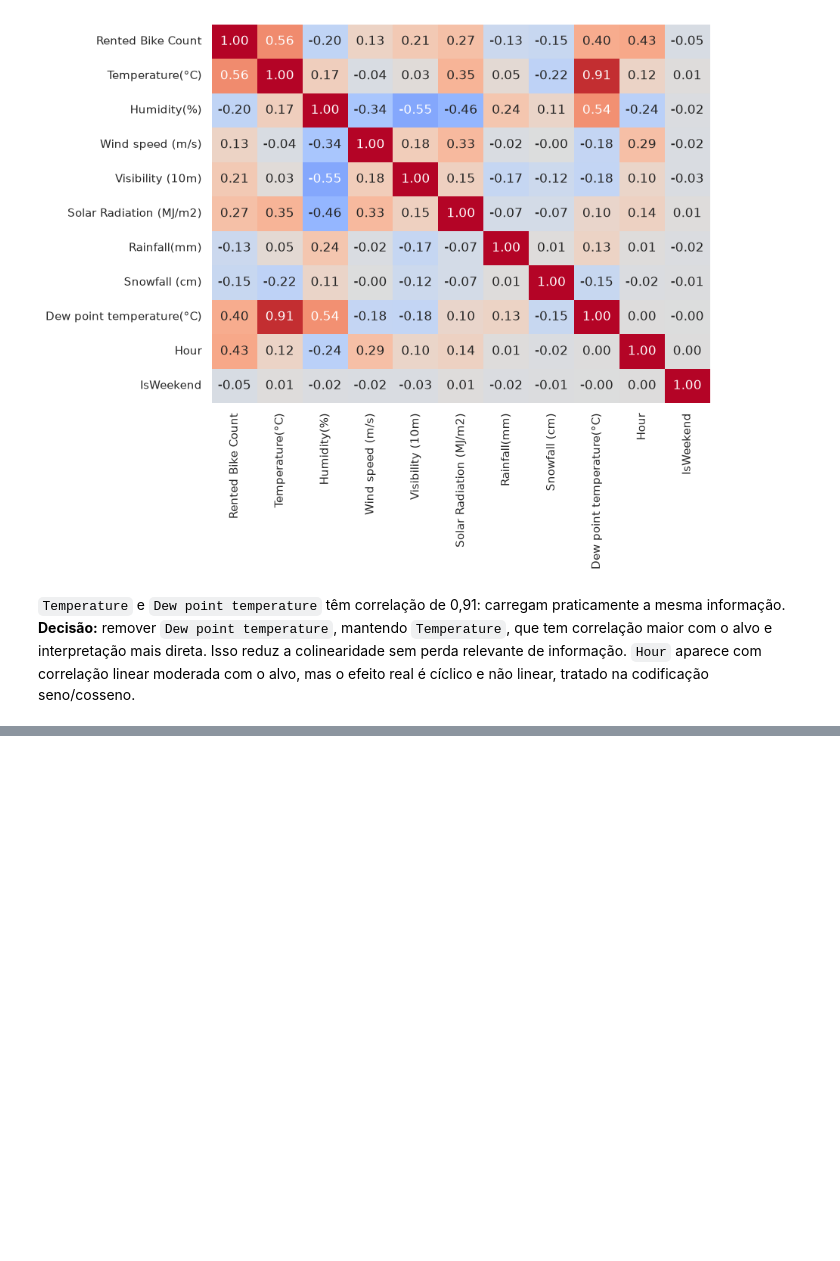
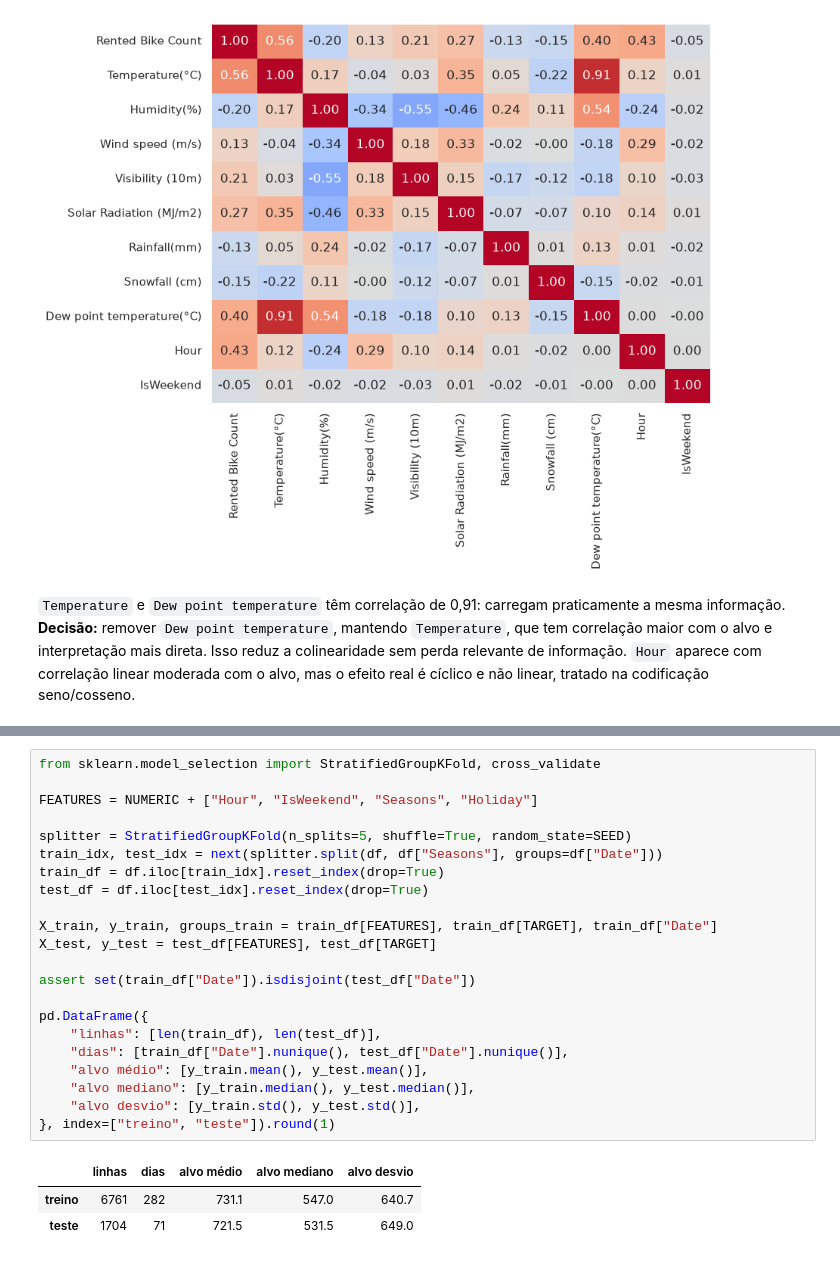
Before and after one commit to Gaalbu/Mlp-Som-Seoul-bike-renting, a Jupyter notebook: mlp_seoul_bike.ipynb, the cells around one changed output, grey strips where cells are left out. Cells and saved outputs as stored; diff of their text form; blank space fills up the shorter version.

```diff
--- a/mlp_seoul_bike.ipynb
+++ b/mlp_seoul_bike.ipynb
@@ -155,0 +164,26 @@ plt.show()
+# %%
+from sklearn.model_selection import StratifiedGroupKFold, cross_validate
+
+FEATURES = NUMERIC + ["Hour", "IsWeekend", "Seasons", "Holiday"]
+
+splitter = StratifiedGroupKFold(n_splits=5, shuffle=True, random_state=SEED)
+train_idx, test_idx = next(splitter.split(df, df["Seasons"], groups=df["Date"]))
+train_df = df.iloc[train_idx].reset_index(drop=True)
+test_df = df.iloc[test_idx].reset_index(drop=True)
+
+X_train, y_train, groups_train = train_df[FEATURES], train_df[TARGET], train_df["Date"]
+X_test, y_test = test_df[FEATURES], test_df[TARGET]
+
+assert set(train_df["Date"]).isdisjoint(test_df["Date"])
+
+pd.DataFrame({
+    "linhas": [len(train_df), len(test_df)],
+    "dias": [train_df["Date"].nunique(), test_df["Date"].nunique()],
+    "alvo médio": [y_train.mean(), y_test.mean()],
+    "alvo mediano": [y_train.median(), y_test.median()],
+    "alvo desvio": [y_train.std(), y_test.std()],
+}, index=["treino", "teste"]).round(1)
+# %% [output]
+|  | linhas | dias | alvo médio | alvo mediano | alvo desvio |
+| treino | 6761 | 282 | 731.1 | 547.0 | 640.7 |
+| teste | 1704 | 71 | 721.5 | 531.5 | 649.0 |
```
Also changed, not shown: parts of 12 cells of this notebook.
